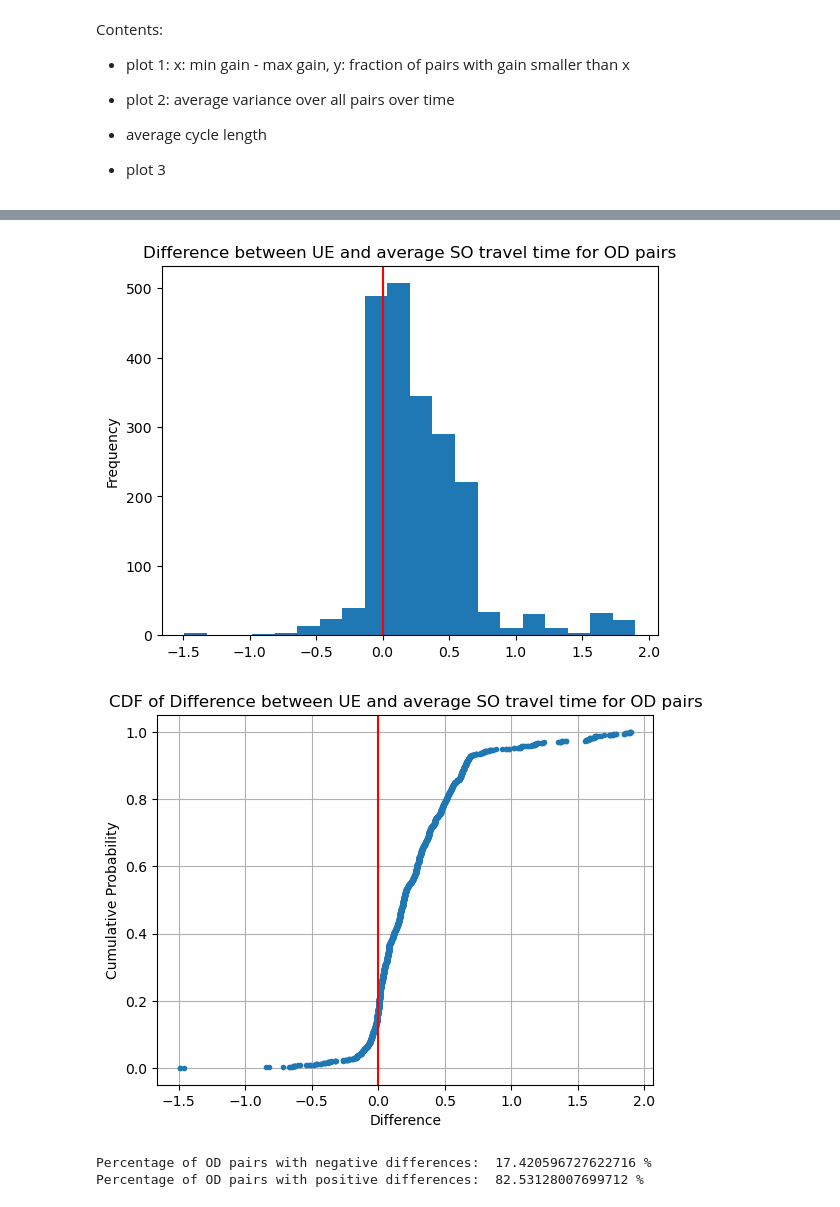
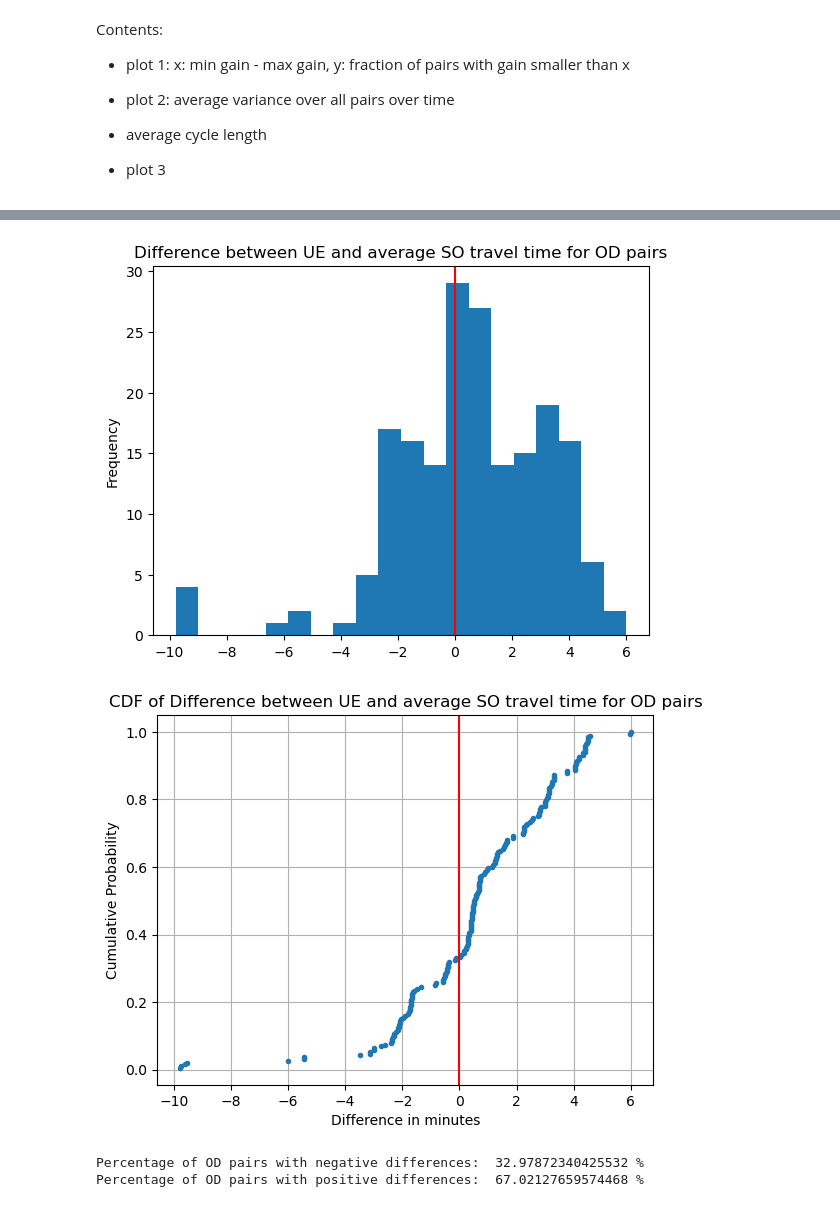
Before and after one commit to COeXISTENCE-PROJECT/Wardropian_cycles, a Jupyter notebook: Greedy_algorithm/plots_numerical_results.ipynb, the cells around one changed output, grey strips where cells are left out. Cells and saved outputs as stored; diff of their text form; code cells hidden in the pictures.

```diff
--- a/Greedy_algorithm/plots_numerical_results.ipynb
+++ b/Greedy_algorithm/plots_numerical_results.ipynb
@@ -19,8 +19,8 @@ import numpy as np
 import pandas as pd
 import re
 # %%
-sym_file = "algorithm_results/BarcelonaFair2.out"
-analytical_file = "algorithm_results/BarcelonaAnalytical.out"
+sym_file = "so_sioux.out"
+analytical_file = "xD.out"
 with open(sym_file) as f:
     global data
 
@@ -265,40 +286,41 @@ percentage of cases that are inclued in a plot above:  0.6515880654475458
 # %%
 # create plots
 
 # sort the df by the difference
 df = df.sort_values(by="difference")
 
 # create a histogram of the difference
 plt.figure()
 df["difference"].plot(kind="hist", bins=20)
 # add line at 0
 plt.axvline(x=0, color="red")
 plt.title("Difference between UE and average SO travel time for OD pairs")
 plt.show()
 # mke it cdf plot
 
 # Extract the data from the 'difference' column
 sorted = df["difference"].sort_values()
 
 # Calculate the cumulative distribution
 cdf = np.arange(1, len(sorted) + 1) / len(sorted)
 
 # Plot the CDF
 plt.figure()
 plt.plot(sorted, cdf, marker=".", linestyle="none")
 plt.axvline(x=0, color="red")
+# add units - x axis is in minutes
+plt.xlabel("Difference in minutes")
 plt.title("CDF of Difference between UE and average SO travel time for OD pairs")
-plt.xlabel("Difference")
 plt.ylabel("Cumulative Probability")
 plt.grid(True)
 plt.show()
 # %% [output]
-[figure, old version]
+[figure, new version]
-[figure, old version]
+[figure, new version]
 # %%
 # print percentage of negative differences
 print("Percentage of OD pairs with negative differences: ", (df["difference"] < 0).sum() / len(df) * 100, "%")
 print("Percentage of OD pairs with positive differences: ", (df["difference"] > 0).sum() / len(df) * 100, "%")
 # %% [output]
-Percentage of OD pairs with negative differences:  17.420596727622716 %
-Percentage of OD pairs with positive differences:  82.53128007699712 %
+Percentage of OD pairs with negative differences:  32.97872340425532 %
+Percentage of OD pairs with positive differences:  67.02127659574468 %
```
Also changed, not shown: parts of 16 cells of this notebook, 1 other file.
